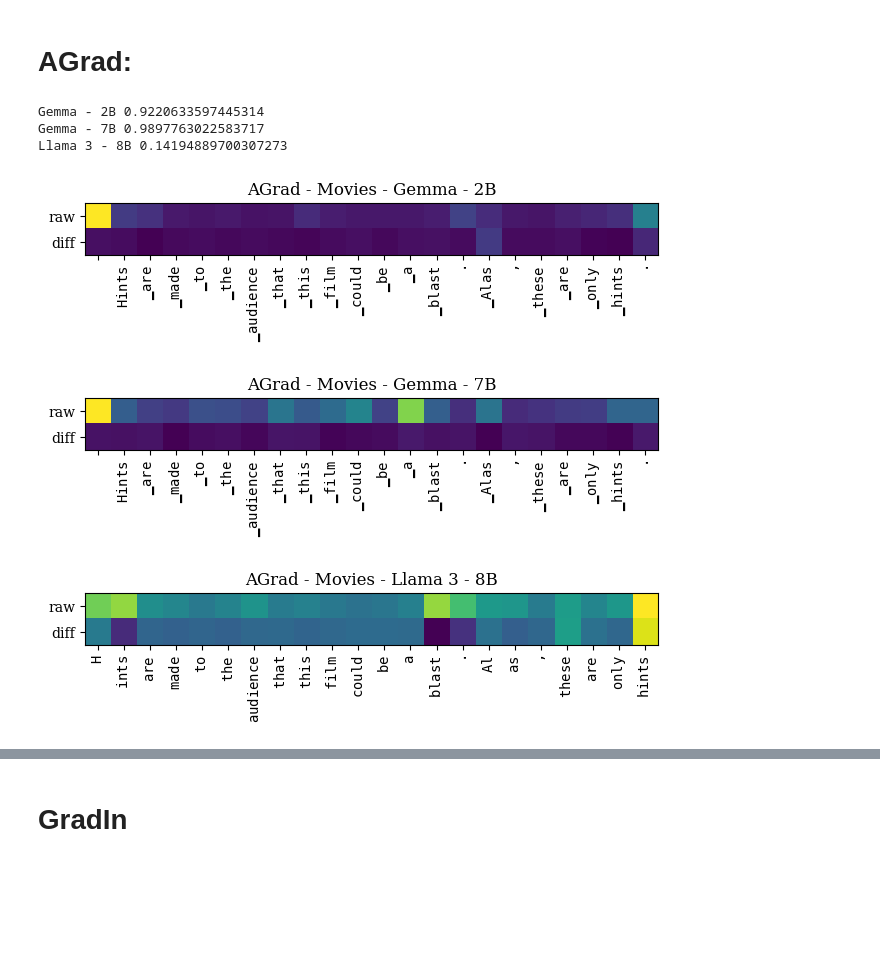
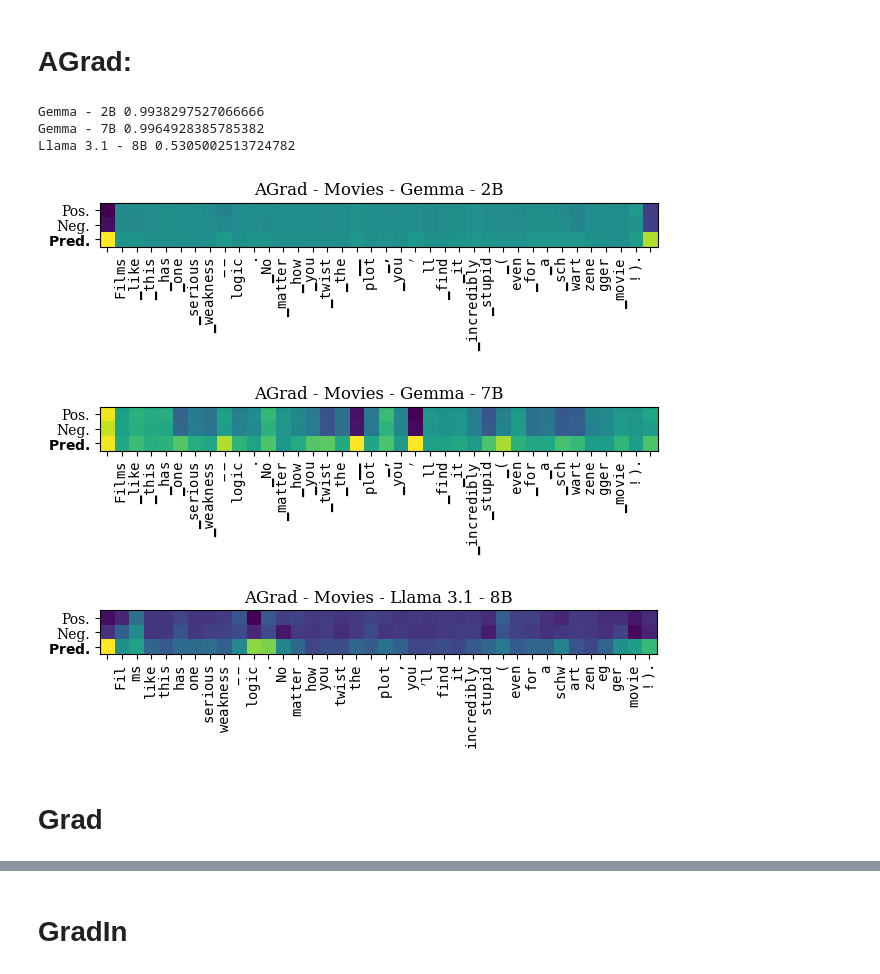
Before and after one commit to k-randl/self-explaining_llms, a Jupyter notebook: evaluate-movies.ipynb, the cells around one changed output, grey strips where cells are left out. Drawn from its saved outputs; the diff is of its cells as text; code cells hidden in the pictures; blank space fills up the shorter version.

```diff
--- a/evaluate-movies.ipynb
+++ b/evaluate-movies.ipynb
@@ -18,9 +19,9 @@ from resources.testing import PearsonCorrelationTester
 from sklearn.metrics import f1_score, precision_score, recall_score
 # %%
 MODELS = {
-    "Gemma - 2B":   "google/gemma-1.1-2b-it",
-    "Gemma - 7B":   "google/gemma-1.1-7b-it",
-    "Llama 3 - 8B": "meta-llama/Meta-Llama-3-8B-Instruct",
+    "Gemma - 2B":     "google/gemma-1.1-2b-it",
+    "Gemma - 7B":     "google/gemma-1.1-7b-it",
+    "Llama 3.1 - 8B": "meta-llama/Meta-Llama-3.1-8B-Instruct",
 }
 
 PLOTS_DIR  = "plots"
@@ -161,35 +167,32 @@ pearson.add(importance_cf,    'counterfactual')
 # %%
 importance_agrad_pos  = {model:[] for model in RESULTS}
 importance_agrad_neg  = {model:[] for model in RESULTS}
-importance_agrad_diff = {model:[] for model in RESULTS}
 importance_agrad      = {model:[] for model in RESULTS}
 
 for model in RESULTS:
     for r in RESULTS[model]:
         # get sample boundaries:
         x_start = r['sample']['start']
         x_end   = r['sample']['end']
 
-        # get prediction boundaries:
-        y_start = r['prediction']['index'] - 1 # outputs are shifted by one!
-        y       = r['prediction']['text'] == 'positive'
-
-        pos  = r['AGrad'][0, 1, :, y_start, x_start:x_end]
-        neg  = r['AGrad'][0, 0, :, y_start, x_start:x_end]
+        pos  = r['AGrad'][1, :, x_start:x_end]
+        neg  = r['AGrad'][0, :, x_start:x_end]
+        cmb  = np.abs(pos if y else neg)
 
         importance_agrad_pos[model].append(pos.mean(axis=0))
         importance_agrad_neg[model].append(neg.mean(axis=0))
-        importance_agrad_diff[model].append((pos - neg).mean(axis=0) * (1. if y else -1.))
-        importance_agrad[model].append(np.abs(pos if y else neg).mean(axis=0))
+        importance_agrad[model].append(cmb.mean(axis=0))
 
     print(model, np.nanmean(pearson.correlate(importance_agrad_pos[model], importance_agrad_neg[model])[0]))
 
-plotter.plot_importance([importance_agrad, importance_agrad_diff], ['raw', 'diff'], f'AGrad - Movies')
+plotter.plot_importance([importance_agrad_pos, importance_agrad_neg, importance_agrad], ['Pos.', 'Neg.', '$\\bf{Pred.}$'], f'AGrad - Movies')
 pearson.add(importance_agrad, 'AGrad')
 # %% [output]
-Gemma - 2B 0.9220633597445314
-Gemma - 7B 0.9897763022583717
-Llama 3 - 8B 0.14194889700307273
+Gemma - 2B 0.9938297527066666
+Gemma - 7B 0.9964928385785382
+Llama 3.1 - 8B 0.5305002513724782
-[figure, old version]
+[figure, new version]
-[figure, old version]
+[figure, new version]
-[figure, old version]
+[figure, new version]
+# %% [markdown]
+# Grad
```
Also changed, not shown: parts of 16 cells of this notebook, 11 other files.
